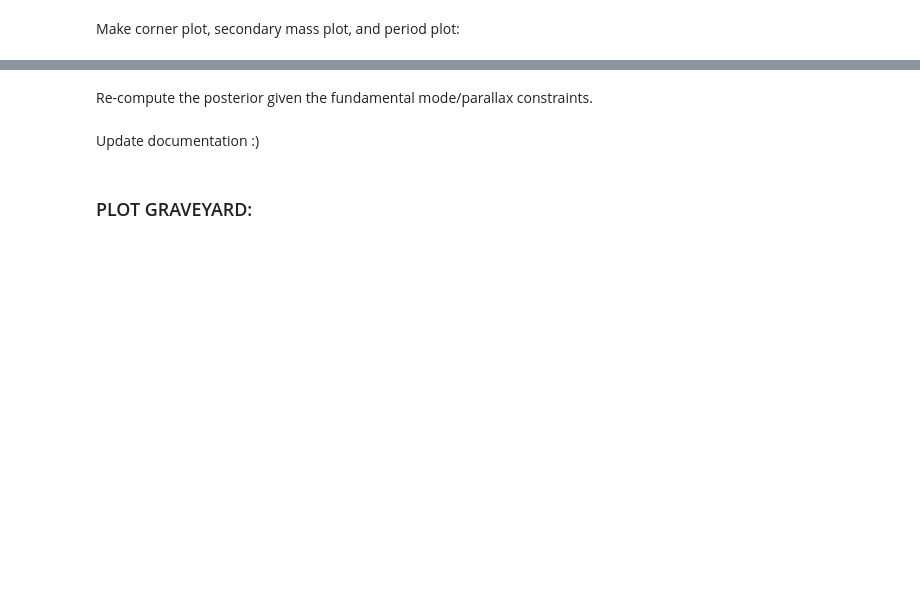
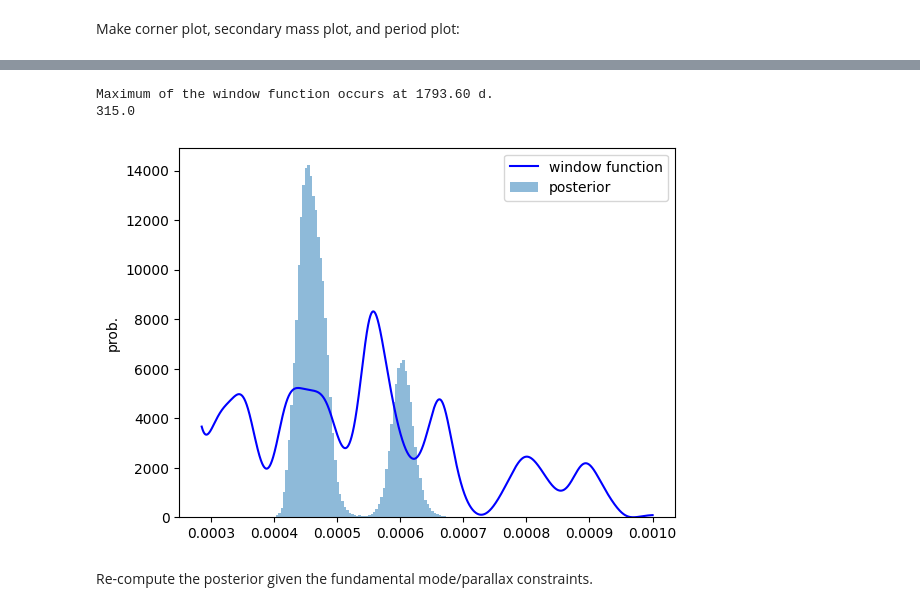
Before and after one commit to sblunt/betelgeuse, a Jupyter notebook: is_it_real.ipynb, the cells around one changed output, grey strips where cells are left out. Saved outputs shown, nothing was run; the diff lists cells and outputs as text; code cells hidden in the pictures; blank space fills up the shorter version.

```diff
--- a/is_it_real.ipynb
+++ b/is_it_real.ipynb
@@ -778,54 +360,50 @@ myls = LombScargle(all_epochs, np.ones_like(all_epochs))
 freq, power = myls.autopower(
     minimum_frequency=1 / 3500.0,
     maximum_frequency=1 / 1000.0,
-    samples_per_peak=2000,
+    samples_per_peak=3000,
 )
 
-plt.plot(1 / freq, power / 300, color="blue", label="window function")
+plt.plot(freq, power * 10000, color="blue", label="window function")
 # plt.plot(freq - 0.00007, power * 5000, color="green")
-plt.hist(per_post, alpha=0.5, density=True, bins=100, label="posterior")
+plt.hist(1 / per_post, alpha=0.5, density=True, bins=100, label="posterior")
 print(
     "Maximum of the window function occurs at {:.2f} d.".format(
         1 / freq[np.argmax(power)]
     )
 )
 
 # ax.axvline(420 * 3, label="N * 420d", ls="--", color="red")
-ax.axvline(420 * 4, ls="--", color="red")
+# ax.axvline(420 * 4, ls="--", color="red")
+# ax.axvline(180, ls="--", color="red")
 # ax.axvline(420 * 5, ls="--", color="red")
 # ax.axvline(420 * 6, ls="--", color="red")
 # ax.axvline(420 * 7, ls="--", color="red")
-ax.axvline(420 * 8, ls="--", color="red")
+# ax.axvline(420 * 8, ls="--", color="red")
 plt.legend()
-plt.xlim(1400, 3600)
-plt.xlabel("period [d]")
+# plt.xlim(100, 3600)
+# plt.xlabel("period [d]")
 plt.ylabel("prob.")
 plt.savefig("{}/period_window.png".format(savedir), dpi=250)
 
 # observations:
 # - at shorter periods, the window function has strong peaks at ~180 d, ~250 d,
 #   and at longer periods, it's got strong peaks at 1800 and 1500 d.
 # - I've tried plotting the window function and the actual posterior in
 #   frequency space to see if the window function structure gets imprinted
 #   on the posterior, but it doesn't line up exactly.
 
 
 def print_alias(samp_per, actual_per):
     alias_per = 1 / (1 / samp_per - 1 / actual_per)
     print(alias_per)
 
 
 print_alias(180, 420.0)
-
-# TODO: try another fit with a smaller period range
-# to see if the ~420d period shows up in the period posterior
-# (on 2/26, ran a fit with period range 100-2600d).
-
-
-# TODO: try fits with only Hipparcos and only radio to see which is driving the result
+# %% [output]
+Maximum of the window function occurs at 1793.60 d.
+315.0
+[figure, added]
 # %% [markdown]
 Re-compute the posterior given the fundamental mode/parallax constraints.
 # %%
 # TODO
-# %% [markdown]
-Update documentation :)
@@ -834,3 +409,0 @@ Update documentation :)
-# %% [markdown]
-
-### PLOT GRAVEYARD:
```
Also changed, not shown: parts of 22 cells of this notebook, 14 other files.
